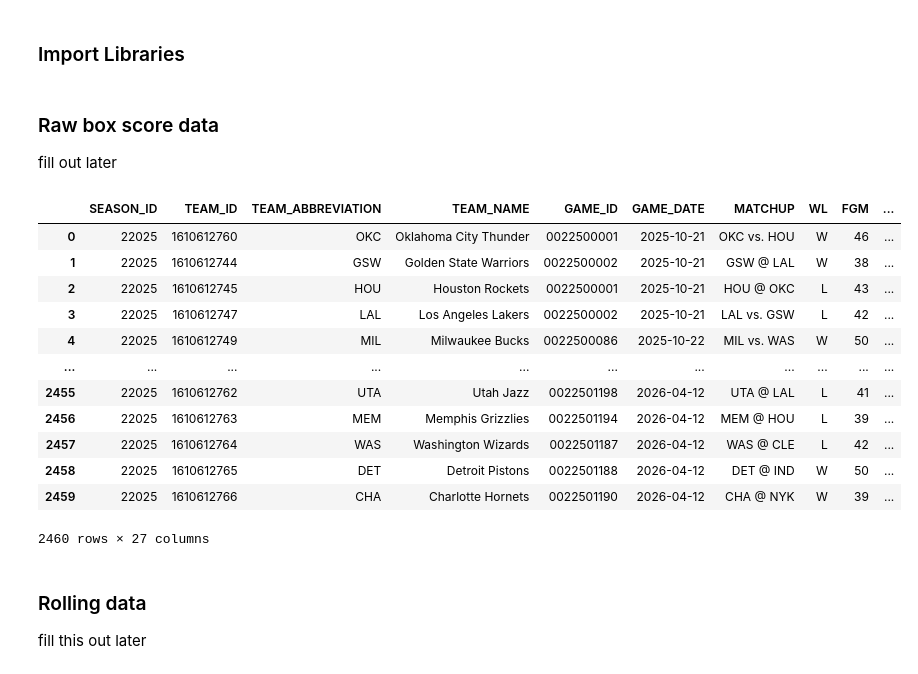
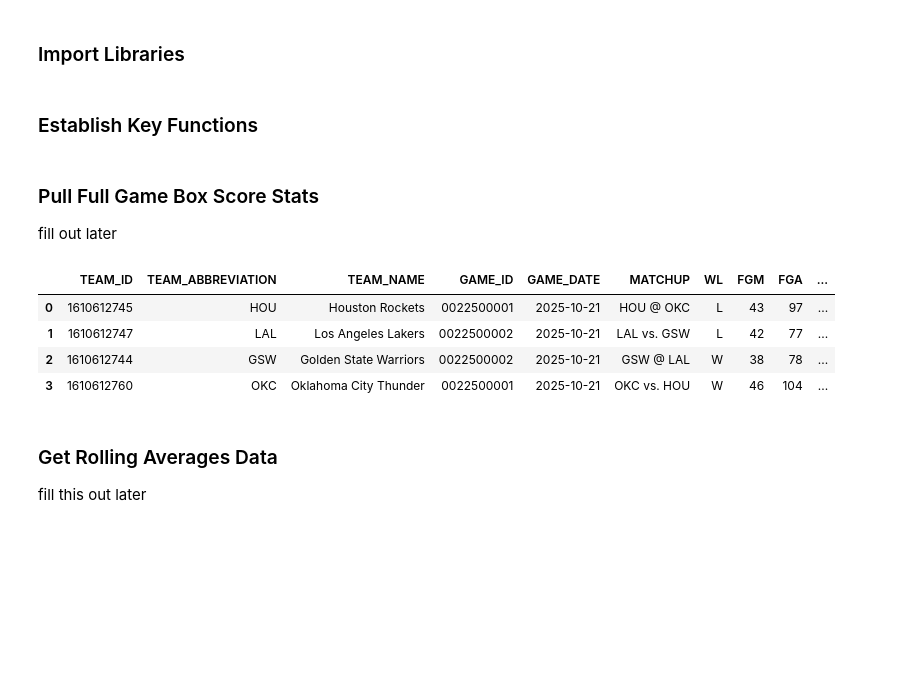
Before and after one commit to brad-hof/Milestone2, a Jupyter notebook: Notebooks/nba_stats_data.ipynb, the cells around one changed output. Cells and saved outputs as stored; diff of their text form; code cells hidden in the pictures; blank space fills up the shorter version.

Commit message:
nba_stats_data notebook restructure, added files for in-game box stats

```diff
--- a/Notebooks/nba_stats_data.ipynb
+++ b/Notebooks/nba_stats_data.ipynb
@@ -11,3 +12,5 @@ from nba_api.stats.endpoints import leaguegamelog
 pd.set_option('display.max_columns', None)
 
 SEASON = "2025-26"
+# %% [markdown]
+### Establish Key Functions
@@ -14,36 +156,14 @@ SEASON = "2025-26"
 # %% [markdown]
-### Raw box score data
+### Pull Full Game Box Score Stats
 
 fill out later
 # %%
-def raw_team_box_score_stats(years):
-    '''
-    Fill this out later
-    '''
-    teams = leaguegamelog.LeagueGameLog(
-        season=years,
-        season_type_all_star="Regular Season",
-        player_or_team_abbreviation="T",
-    ).get_data_frames()[0]
-
-    teams = teams.drop(columns=["MIN", "VIDEO_AVAILABLE"])
-
-    return teams
-
-
-test = raw_team_box_score_stats(SEASON)
-test
+test = team_box_stats_full_game(SEASON)
+test.to_csv("../data/team-box-stats(full-game).csv", index=False)
+test.head(4)
 # %% [output]
-|  | SEASON_ID | TEAM_ID | TEAM_ABBREVIATION | TEAM_NAME | GAME_ID | GAME_DATE | MATCHUP | WL | FGM | ... |
-| 0 | 22025 | 1610612760 | OKC | Oklahoma City Thunder | 0022500001 | 2025-10-21 | OKC vs. HOU | W | 46 | ... |
-| 1 | 22025 | 1610612744 | GSW | Golden State Warriors | 0022500002 | 2025-10-21 | GSW @ LAL | W | 38 | ... |
-| 2 | 22025 | 1610612745 | HOU | Houston Rockets | 0022500001 | 2025-10-21 | HOU @ OKC | L | 43 | ... |
-| 3 | 22025 | 1610612747 | LAL | Los Angeles Lakers | 0022500002 | 2025-10-21 | LAL vs. GSW | L | 42 | ... |
-| 4 | 22025 | 1610612749 | MIL | Milwaukee Bucks | 0022500086 | 2025-10-22 | MIL vs. WAS | W | 50 | ... |
-| ... | ... | ... | ... | ... | ... | ... | ... | ... | ... | ... |
-| 2455 | 22025 | 1610612762 | UTA | Utah Jazz | 0022501198 | 2026-04-12 | UTA @ LAL | L | 41 | ... |
-| 2456 | 22025 | 1610612763 | MEM | Memphis Grizzlies | 0022501194 | 2026-04-12 | MEM @ HOU | L | 39 | ... |
-| 2457 | 22025 | 1610612764 | WAS | Washington Wizards | 0022501187 | 2026-04-12 | WAS @ CLE | L | 42 | ... |
-| 2458 | 22025 | 1610612765 | DET | Detroit Pistons | 0022501188 | 2026-04-12 | DET @ IND | W | 50 | ... |
-| 2459 | 22025 | 1610612766 | CHA | Charlotte Hornets | 0022501190 | 2026-04-12 | CHA @ NYK | W | 39 | ... |
+|  | TEAM_ID | TEAM_ABBREVIATION | TEAM_NAME | GAME_ID | GAME_DATE | MATCHUP | WL | FGM | FGA | ... |
+| 0 | 1610612745 | HOU | Houston Rockets | 0022500001 | 2025-10-21 | HOU @ OKC | L | 43 | 97 | ... |
+| 1 | 1610612747 | LAL | Los Angeles Lakers | 0022500002 | 2025-10-21 | LAL vs. GSW | L | 42 | 77 | ... |
+| 2 | 1610612744 | GSW | Golden State Warriors | 0022500002 | 2025-10-21 | GSW @ LAL | W | 38 | 78 | ... |
+| 3 | 1610612760 | OKC | Oklahoma City Thunder | 0022500001 | 2025-10-21 | OKC vs. HOU | W | 46 | 104 | ... |
-2460 rows × 27 columns
@@ -52,4 +170,4 @@ test.to_csv("../data/raw-team-box-score(full-game).csv", index=False)
 # %% [markdown]
-### Rolling data
+### Get Rolling Averages Data
 
 fill this out later
```
Also changed, not shown: parts of 13 cells of this notebook, 9 other files.
